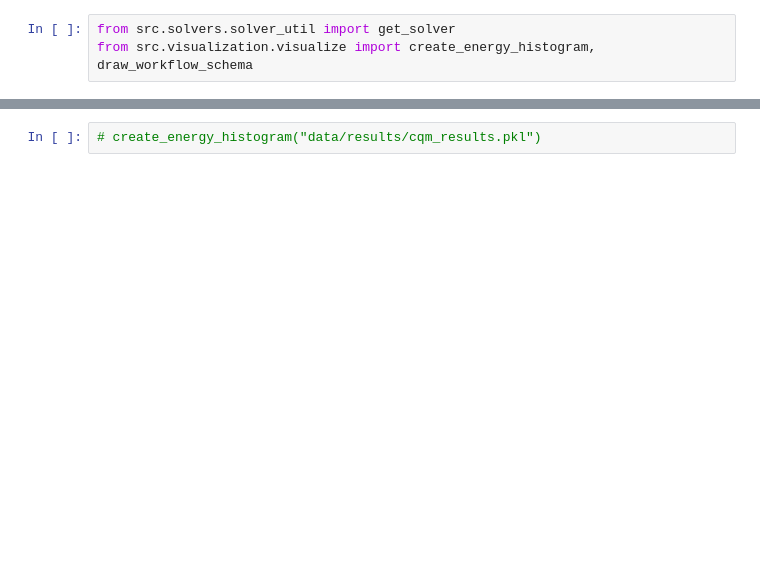
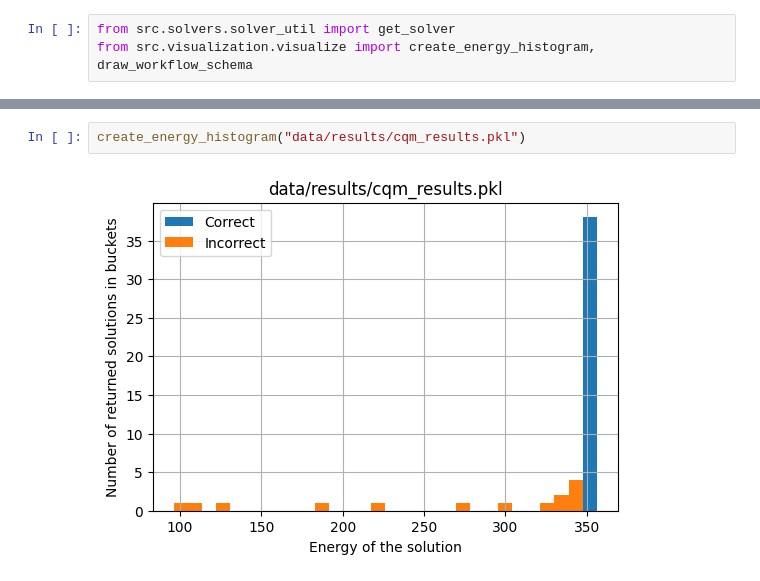
Before and after one commit to qc-lab/workflows-dwave, a Jupyter notebook: notebooks/Workflows_Demo.ipynb, the cells around one changed output, grey strips where cells are left out. Cells and saved outputs as stored; diff of their text form; blank space fills up the shorter version.

```diff
--- a/notebooks/Workflows_Demo.ipynb
+++ b/notebooks/Workflows_Demo.ipynb
@@ -37,5 +21,7 @@ Finished in 0.10935306549072266 seconds.
 # %%
-# create_energy_histogram("data/results/cqm_results.pkl")
+create_energy_histogram("data/results/cqm_results.pkl")
+# %% [output]
+[figure, added]
 # %%
 draw_workflow_schema(output_file)
 # %% [output]
```
Also changed, not shown: parts of 6 cells of this notebook, 11 other files.
